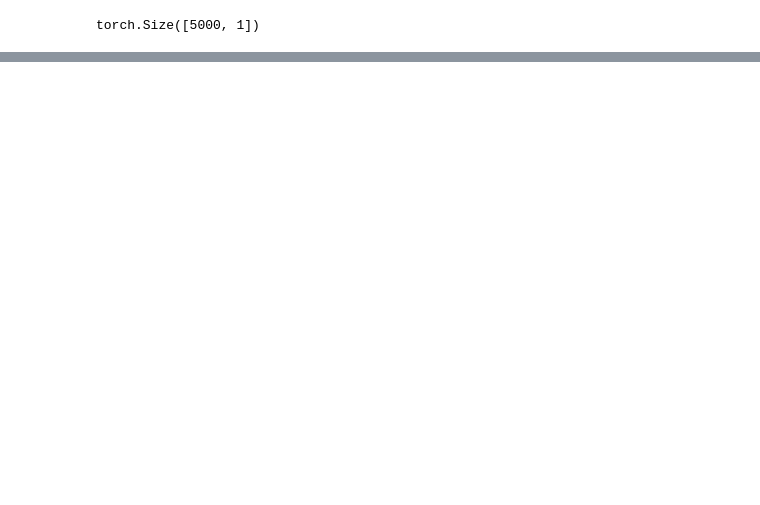
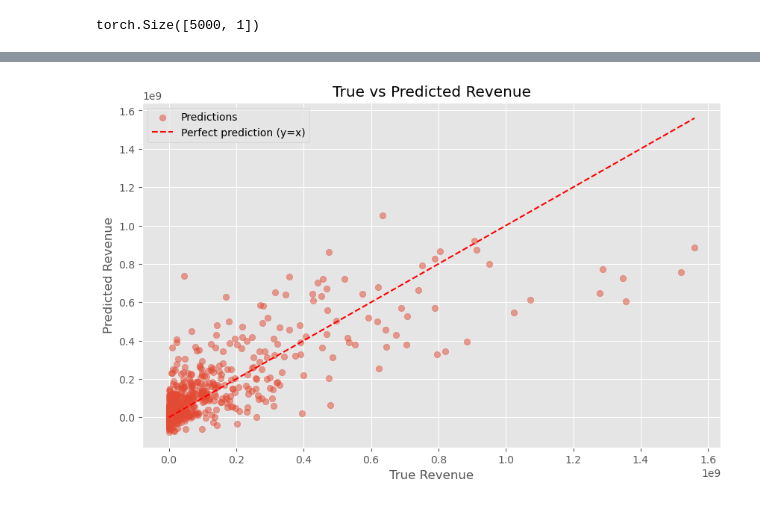
Before and after one commit to MikkelDitlevOlsen1/Model-based-machine-learning, a Jupyter notebook: notebooks/02_regression_model.ipynb, the cells around one changed output, grey strips where cells are left out. Saved outputs shown, nothing was run; the diff lists cells and outputs as text; code cells hidden in the pictures; blank space fills up the shorter version.

```diff
--- a/notebooks/02_regression_model.ipynb
+++ b/notebooks/02_regression_model.ipynb
@@ -250,0 +265,12 @@ plt.show()
+# %%
+# Plot true vs predicted revenue with regression line
+plt.figure(figsize=(10, 6))
+plt.scatter(y_true, y_pred, alpha=0.5, label='Predictions')
+plt.plot([y_true.min(), y_true.max()], [y_true.min(), y_true.max()], 'r--', label='Perfect prediction (y=x)')
+plt.xlabel('True Revenue')
+plt.ylabel('Predicted Revenue')
+plt.title('True vs Predicted Revenue')
+plt.legend()
+plt.show()
+# %% [output]
+[figure, added]
```
Also changed, not shown: parts of 38 cells of this notebook.
